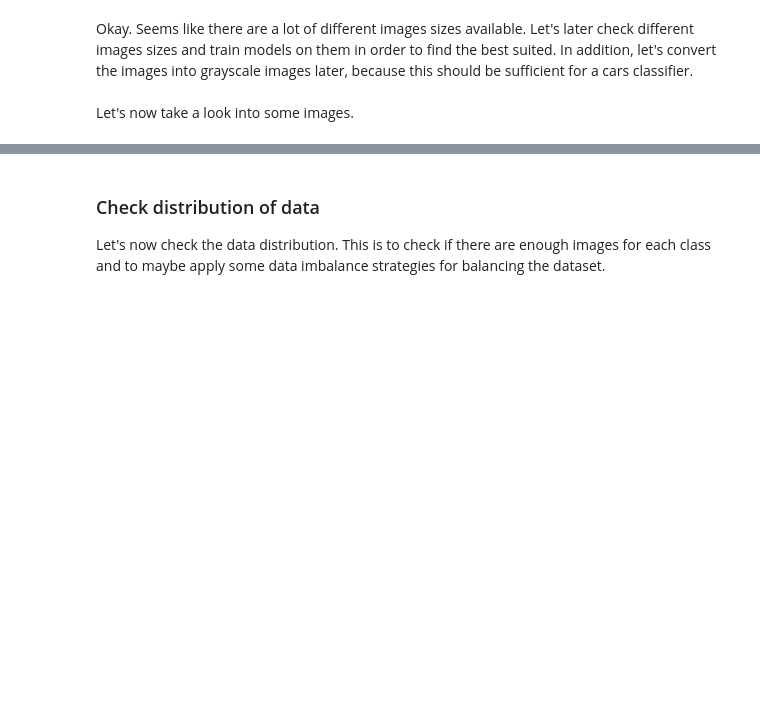
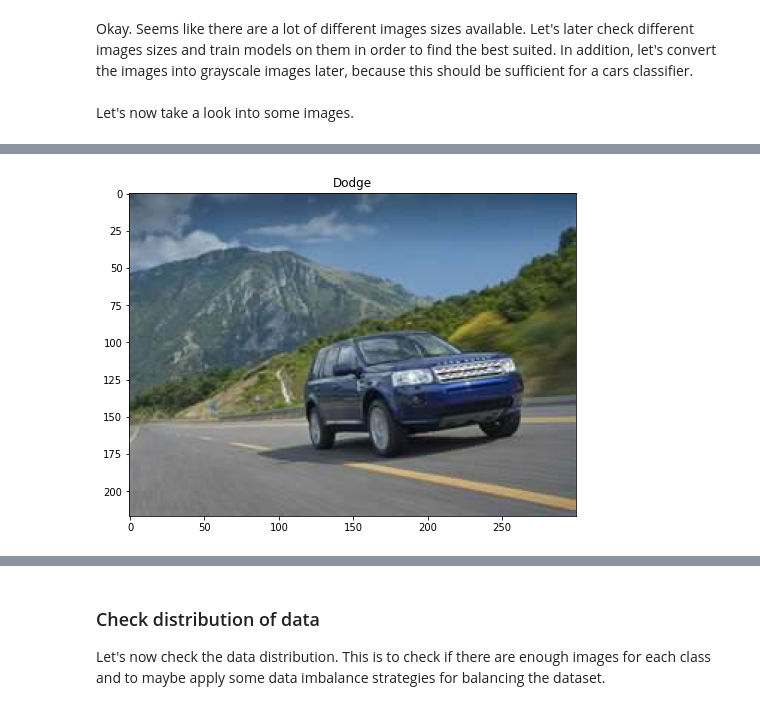
Before and after one commit to patrickbrus/IBM_Machine_Learning_Professional, a Jupyter notebook: Deep_Learning/DeepLearning_Project.ipynb, the cells around one changed output, grey strips where cells are left out. Drawn from its saved outputs; the diff is of its cells as text; code cells hidden in the pictures; blank space fills up the shorter version.

```diff
--- a/Deep_Learning/DeepLearning_Project.ipynb
+++ b/Deep_Learning/DeepLearning_Project.ipynb
@@ -158,9 +296,9 @@ files_to_numpy(df, r"data\car_ims")
 Okay. Seems like there are a lot of different images sizes available. Let's later check different images sizes and train models on them in order to find the best suited. In addition, let's convert the images into grayscale images later, because this should be sufficient for a cars classifier. <br> <br>
 Let's now take a look into some images.
 # %%
-def show_image(df, folder, index, classes=class_names):
+def show_image(df, folder, index, classes=new_class_names):
     filename = os.path.join(folder, df["filename"][index])
-    class_name = classes[df["class"][index]]
+    class_name = classes[df["new_class"][index]]
 
     image = plt.imread(filename)
     plt.title(class_name)
@@ -187,0 +326,5 @@ show_image(df, r"data\car_ims", index)
+# %%
+index = np.random.randint(0, num_images)
+show_image(df, r"data\car_ims", index)
+# %% [output]
+[figure, added]
```
Also changed, not shown: parts of 32 cells of this notebook.
